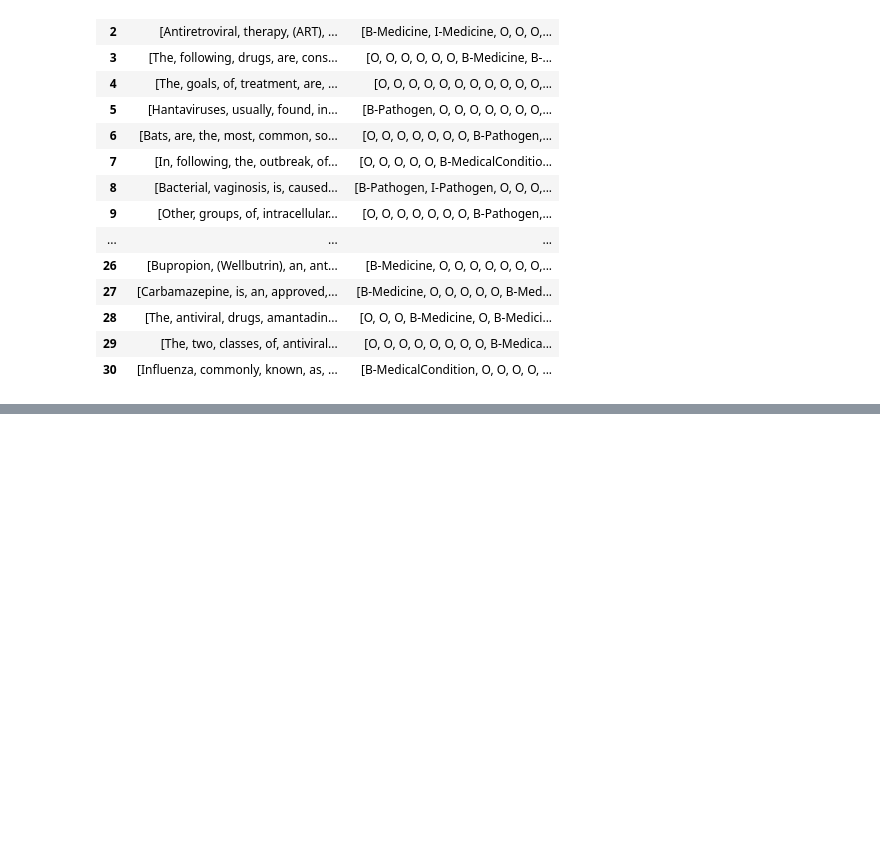
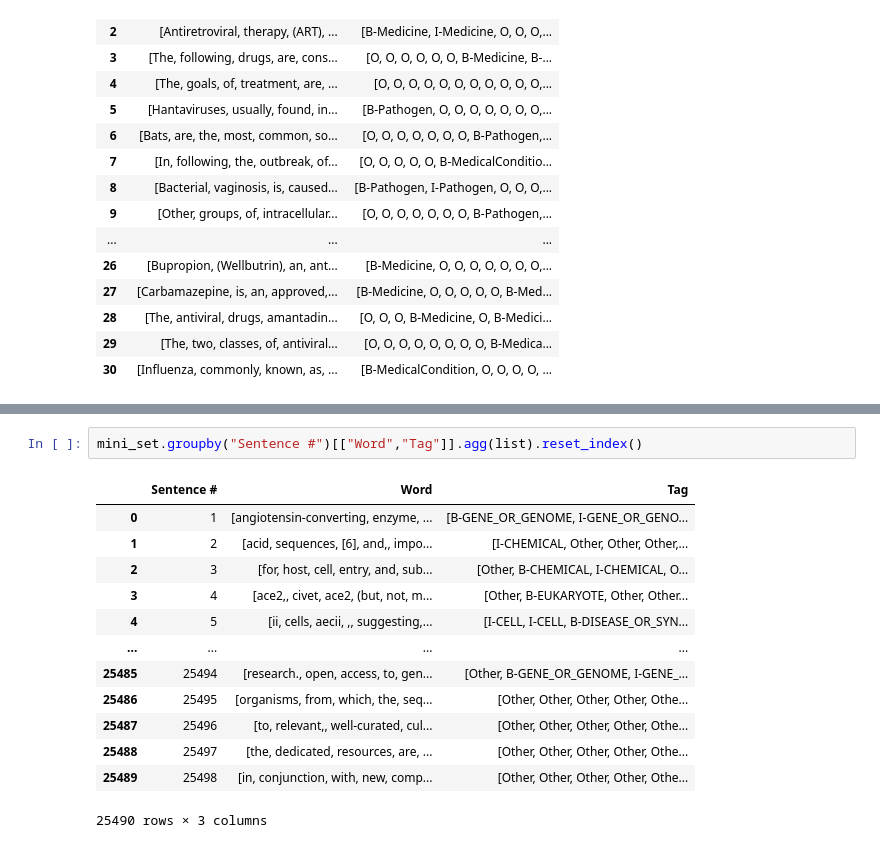
Before and after one commit to PraneethVasarla/med-bert, a Jupyter notebook: experimental_notebooks/experiment.ipynb, the cells around one changed output, grey strips where cells are left out. Drawn from its saved outputs; the diff is of its cells as text; blank space fills up the shorter version.

```diff
--- a/experimental_notebooks/experiment.ipynb
+++ b/experimental_notebooks/experiment.ipynb
@@ -427,0 +529,16 @@ df.drop(['id','content','labels'],axis=1)
+# %%
+mini_set.groupby("Sentence #")[["Word","Tag"]].agg(list).reset_index()
+# %% [output]
+|  | Sentence # | Word | Tag |
+| 0 | 1 | [angiotensin-converting, enzyme, ... | [B-GENE_OR_GENOME, I-GENE_OR_GENO... |
+| 1 | 2 | [acid, sequences, [6], and,, impo... | [I-CHEMICAL, Other, Other, Other,... |
+| 2 | 3 | [for, host, cell, entry, and, sub... | [Other, B-CHEMICAL, I-CHEMICAL, O... |
+| 3 | 4 | [ace2,, civet, ace2, (but, not, m... | [Other, B-EUKARYOTE, Other, Other... |
+| 4 | 5 | [ii, cells, aecii, ,, suggesting,... | [I-CELL, I-CELL, B-DISEASE_OR_SYN... |
+| ... | ... | ... | ... |
+| 25485 | 25494 | [research., open, access, to, gen... | [Other, B-GENE_OR_GENOME, I-GENE_... |
+| 25486 | 25495 | [organisms, from, which, the, seq... | [Other, Other, Other, Other, Othe... |
+| 25487 | 25496 | [to, relevant,, well-curated, cul... | [Other, Other, Other, Other, Othe... |
+| 25488 | 25497 | [the, dedicated, resources, are, ... | [Other, Other, Other, Other, Othe... |
+| 25489 | 25498 | [in, conjunction, with, new, comp... | [Other, Other, Other, Other, Othe... |
+25490 rows × 3 columns
```
Also changed, not shown: parts of 14 cells of this notebook, 7 other files.
